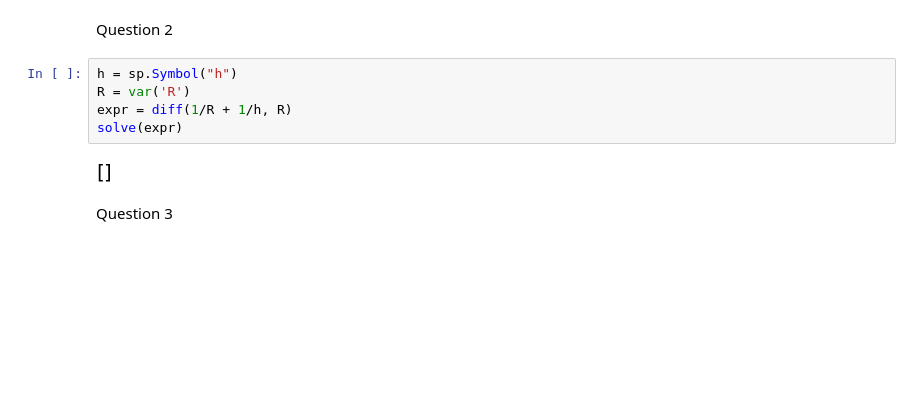
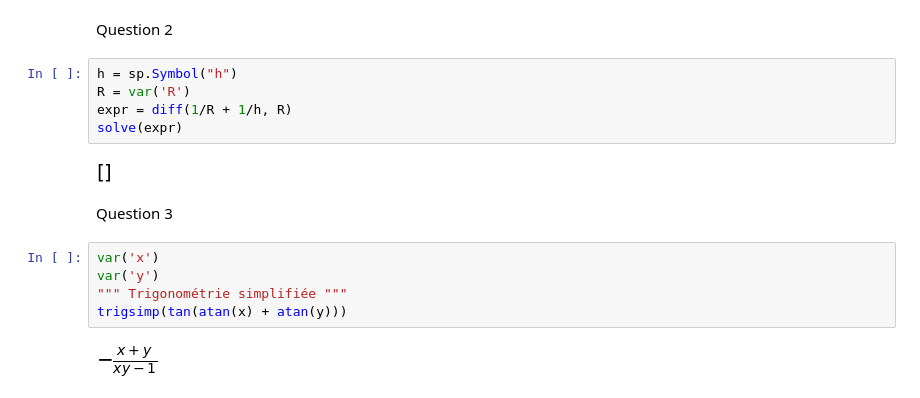
Before and after one commit to GOROVSKY/itii-seance4, a Jupyter notebook: seance4.ipynb, the cells around one changed output. Saved outputs shown, nothing was run; the diff lists cells and outputs as text; blank space fills up the shorter version.

```diff
--- a/seance4.ipynb
+++ b/seance4.ipynb
@@ -167,3 +167,10 @@ solve(expr)
 [figure]
 # %% [markdown]
 Question 3
+# %%
+var('x')
+var('y')
+""" Trigonométrie simplifiée """
+trigsimp(tan(atan(x) + atan(y)))
+# %% [output]
+[figure, added]
```
